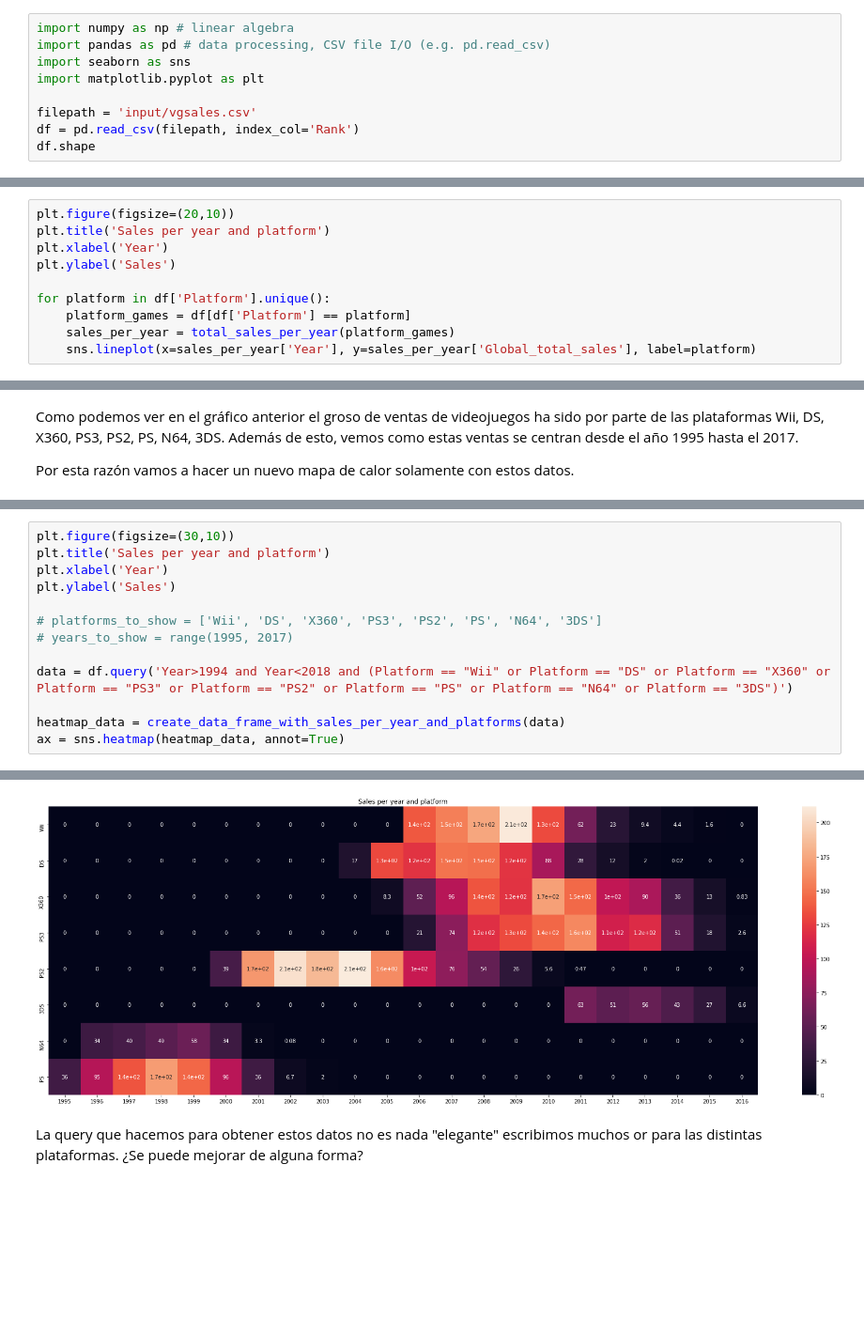
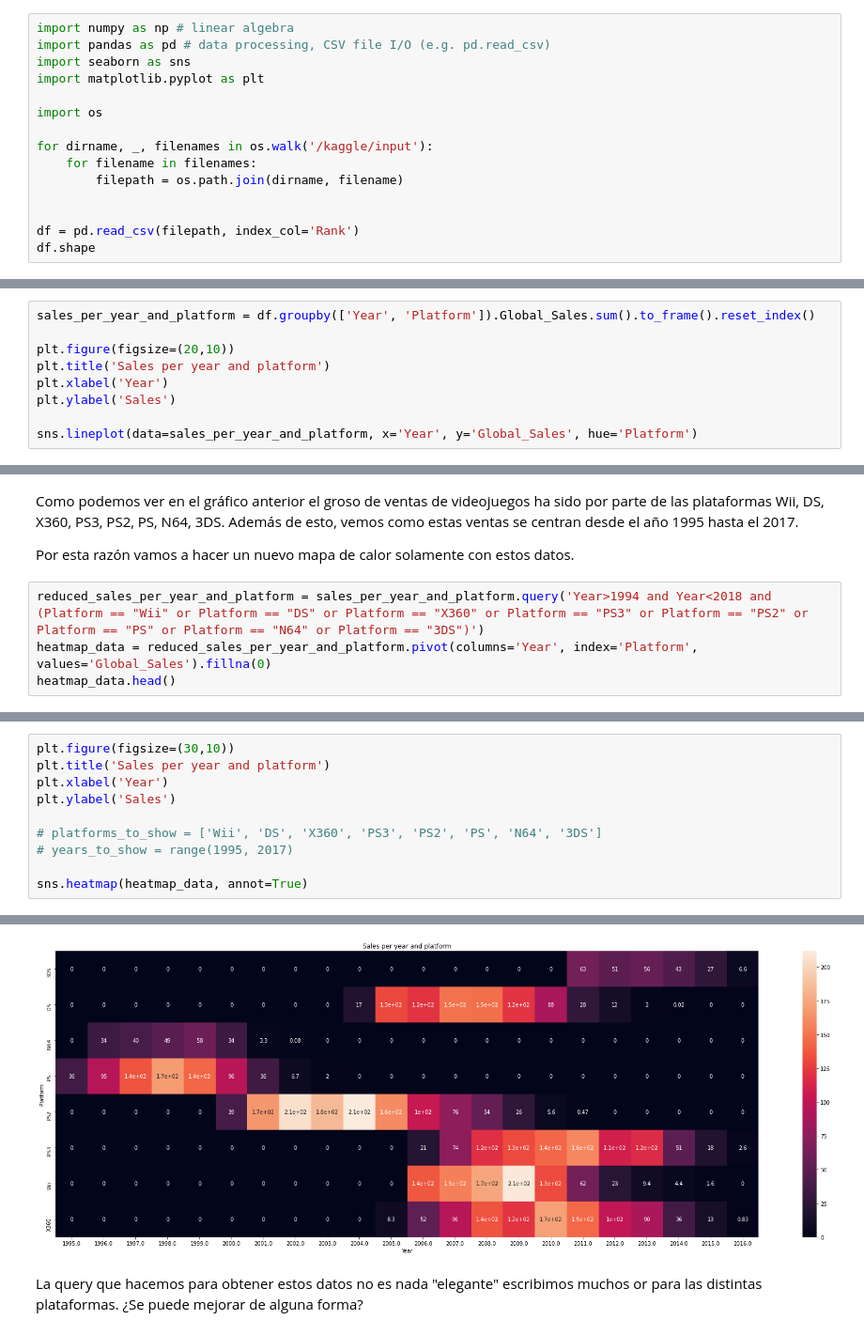
Before and after one commit to CrisKrus/kaggle, a Jupyter notebook: 02-video-game-sales/videogames-sales.ipynb, the cells around one changed output, grey strips where cells are left out. Shown: that part at 94% size. Drawn from its saved outputs; the diff is of its cells as text; blank space fills up the shorter version.

```diff
--- a/02-video-game-sales/videogames-sales.ipynb
+++ b/02-video-game-sales/videogames-sales.ipynb
@@ -8,7 +8,13 @@ import pandas as pd # data processing, CSV file I/O (e.g. pd.read_csv)
 import seaborn as sns
 import matplotlib.pyplot as plt
 
-filepath = 'input/vgsales.csv'
+import os
+
+for dirname, _, filenames in os.walk('/kaggle/input'):
+    for filename in filenames:
+        filepath = os.path.join(dirname, filename)
+
+
 df = pd.read_csv(filepath, index_col='Rank')
 df.shape
 # %% [output]
@@ -154,13 +53,12 @@ Text(0.5, 1.0, 'Total Wii sales')
 # %% [markdown]
 ## Comparativa de ventas de juegos por año
 # %%
+sales_per_year_and_platform = df.groupby(['Year', 'Platform']).Global_Sales.sum().to_frame().reset_index()
+
 plt.figure(figsize=(20,10))
 plt.title('Sales per year and platform')
 plt.xlabel('Year')
 plt.ylabel('Sales')
 
-for platform in df['Platform'].unique():
-    platform_games = df[df['Platform'] == platform]
-    sales_per_year = total_sales_per_year(platform_games)
-    sns.lineplot(x=sales_per_year['Year'], y=sales_per_year['Global_total_sales'], label=platform)
+sns.lineplot(data=sales_per_year_and_platform, x='Year', y='Global_Sales', hue='Platform')
 # %% [output]
@@ -187,3 +98,7 @@ ax = sns.heatmap(heat_map_data, annot=True)
 Como podemos ver en el gráfico anterior el groso de ventas de videojuegos ha sido por parte de las plataformas Wii, DS, X360, PS3, PS2, PS, N64, 3DS. Además de esto, vemos como estas ventas se centran desde el año 1995 hasta el 2017.
 
 Por esta razón vamos a hacer un nuevo mapa de calor solamente con estos datos.
+# %%
+reduced_sales_per_year_and_platform = sales_per_year_and_platform.query('Year>1994 and Year<2018 and (Platform == "Wii" or Platform == "DS" or Platform == "X360" or Platform == "PS3" or Platform == "PS2" or Platform == "PS" or Platform == "N64" or Platform == "3DS")')
+heatmap_data = reduced_sales_per_year_and_platform.pivot(columns='Year', index='Platform', values='Global_Sales').fillna(0)
+heatmap_data.head()
@@ -196,8 +120,5 @@ plt.ylabel('Sales')
 # platforms_to_show = ['Wii', 'DS', 'X360', 'PS3', 'PS2', 'PS', 'N64', '3DS']
 # years_to_show = range(1995, 2017)
 
-data = df.query('Year>1994 and Year<2018 and (Platform == "Wii" or Platform == "DS" or Platform == "X360" or Platform == "PS3" or Platform == "PS2" or Platform == "PS" or Platform == "N64" or Platform == "3DS")')
-
-heatmap_data = create_data_frame_with_sales_per_year_and_platforms(data)
-ax = sns.heatmap(heatmap_data, annot=True)
+sns.heatmap(heatmap_data, annot=True)
 # %% [output]
@@ -204,4 +126,4 @@ ax = sns.heatmap(heatmap_data, annot=True)
-[figure, old version]
+[figure, new version]
 # %% [markdown]
 La query que hacemos para obtener estos datos no es nada "elegante" escribimos muchos or para las distintas plataformas. ¿Se puede mejorar de alguna forma?
 # %%
```
Also changed, not shown: parts of 27 cells of this notebook.
